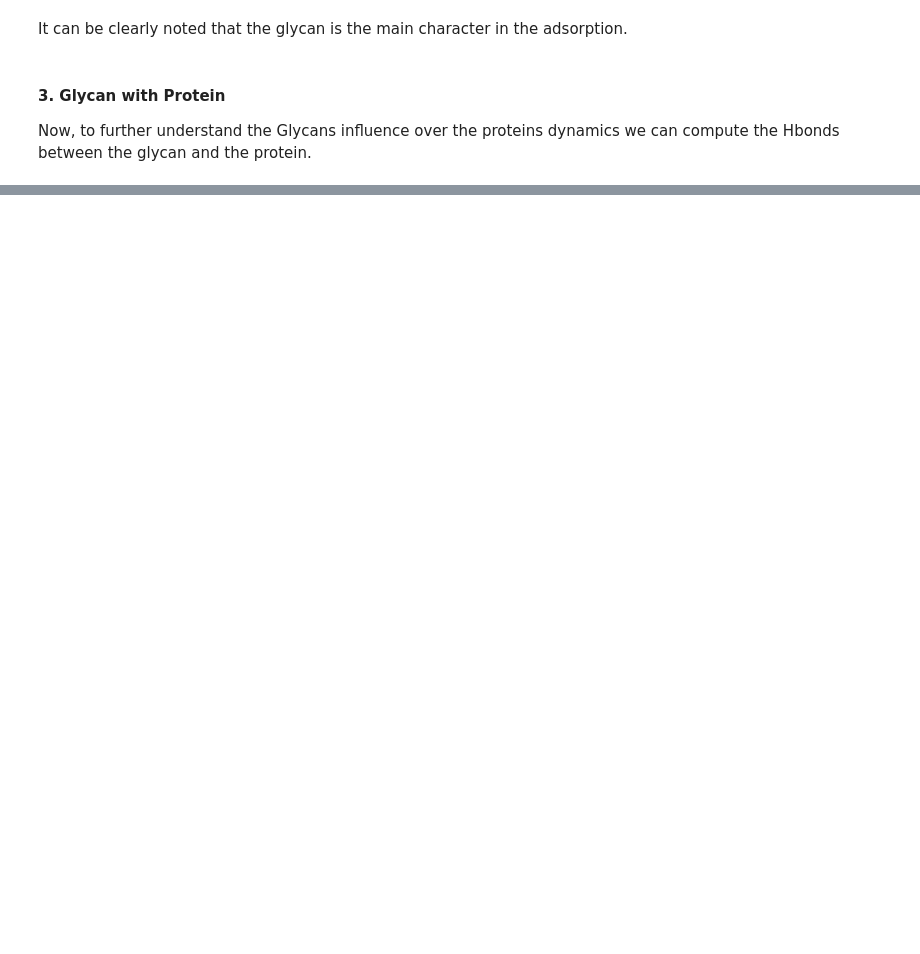
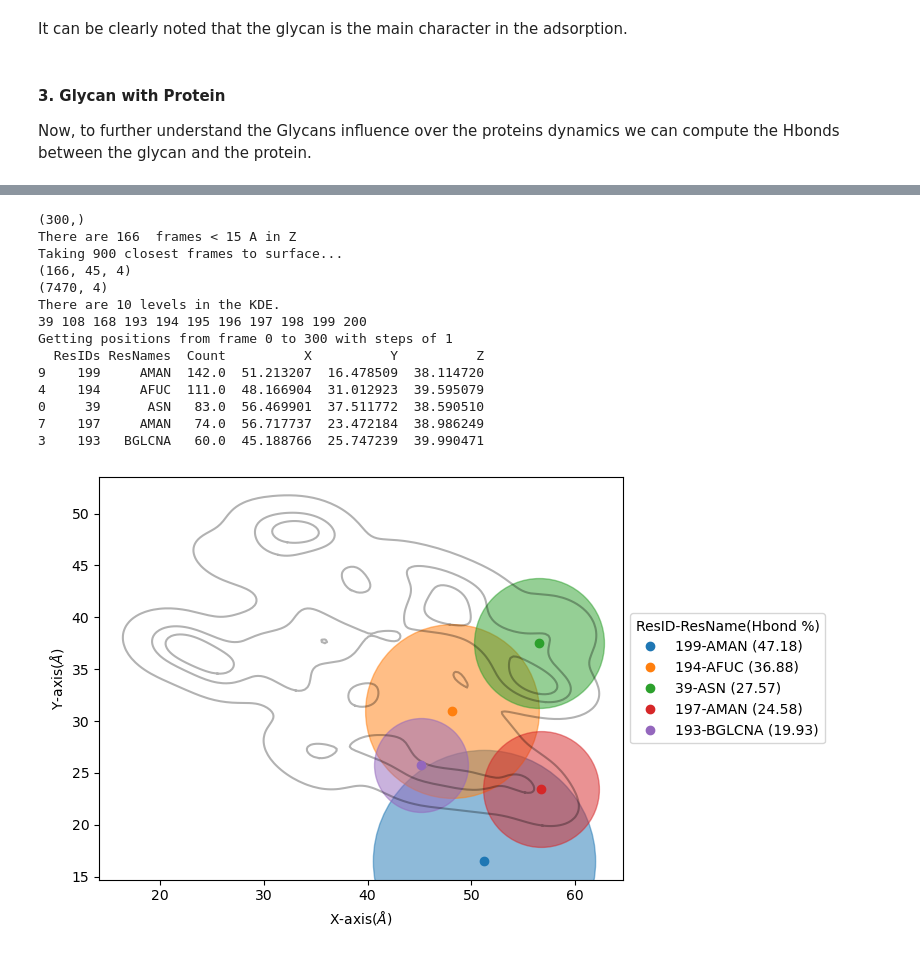
Before and after one commit to pyF4all/2DanalysisTutorials, a Jupyter notebook: BioPolymer2D/BioPolymer2D_Tutorial.ipynb, the cells around one changed output, grey strips where cells are left out. Drawn from its saved outputs; the diff is of its cells as text; code cells hidden in the pictures; blank space fills up the shorter version.

Commit message:
Added prot+glyc with prot contour in hbonds, and some citation

```diff
--- a/BioPolymer2D/BioPolymer2D_Tutorial.ipynb
+++ b/BioPolymer2D/BioPolymer2D_Tutorial.ipynb
@@ -574,0 +573,23 @@ Getting positions from frame 0 to 300 with steps of 1
+# %%
+biopol_selection='protein or resname AFUC BMAN AMAN BGLCNA' # Selection of protein and its glycan
+surf_selection='resname DOL' # Selection of atoms present in the surfaces
+ag_analysis.getHbonds(surf_selection,biopol_selection)
+Contact_region.getKDEAnalysis(zlim,Nframes)
+ag_analysis.plotHbondsPerResidues(Contact_region.kdeanalysis.paths,contour_lvls_to_plot=[0,5,8],top=5, print_table=True,filter=['DOL'])
+plt.show()
+# %% [output]
+(300,)
+There are 166  frames < 15 A in Z
+Taking 900 closest frames to surface...
+(166, 45, 4)
+(7470, 4)
+There are 10 levels in the KDE.
+39 108 168 193 194 195 196 197 198 199 200
+Getting positions from frame 0 to 300 with steps of 1
+  ResIDs ResNames  Count          X          Y          Z
+9    199     AMAN  142.0  51.213207  16.478509  38.114720
+4    194     AFUC  111.0  48.166904  31.012923  39.595079
+0     39      ASN   83.0  56.469901  37.511772  38.590510
+7    197     AMAN   74.0  56.717737  23.472184  38.986249
+3    193   BGLCNA   60.0  45.188766  25.747239  39.990471
+[figure, added]
```
Also changed, not shown: parts of 16 cells of this notebook, 1 other file.
